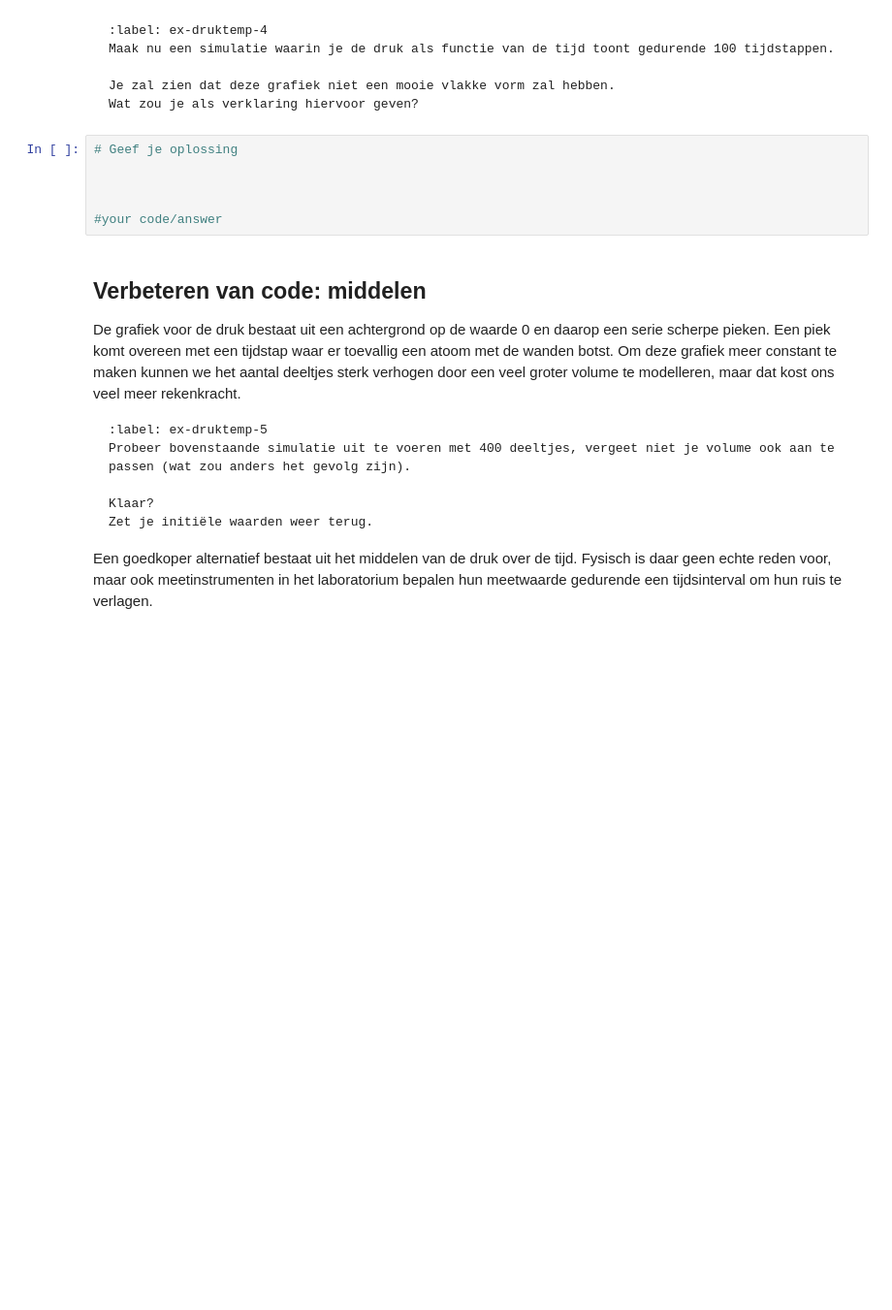
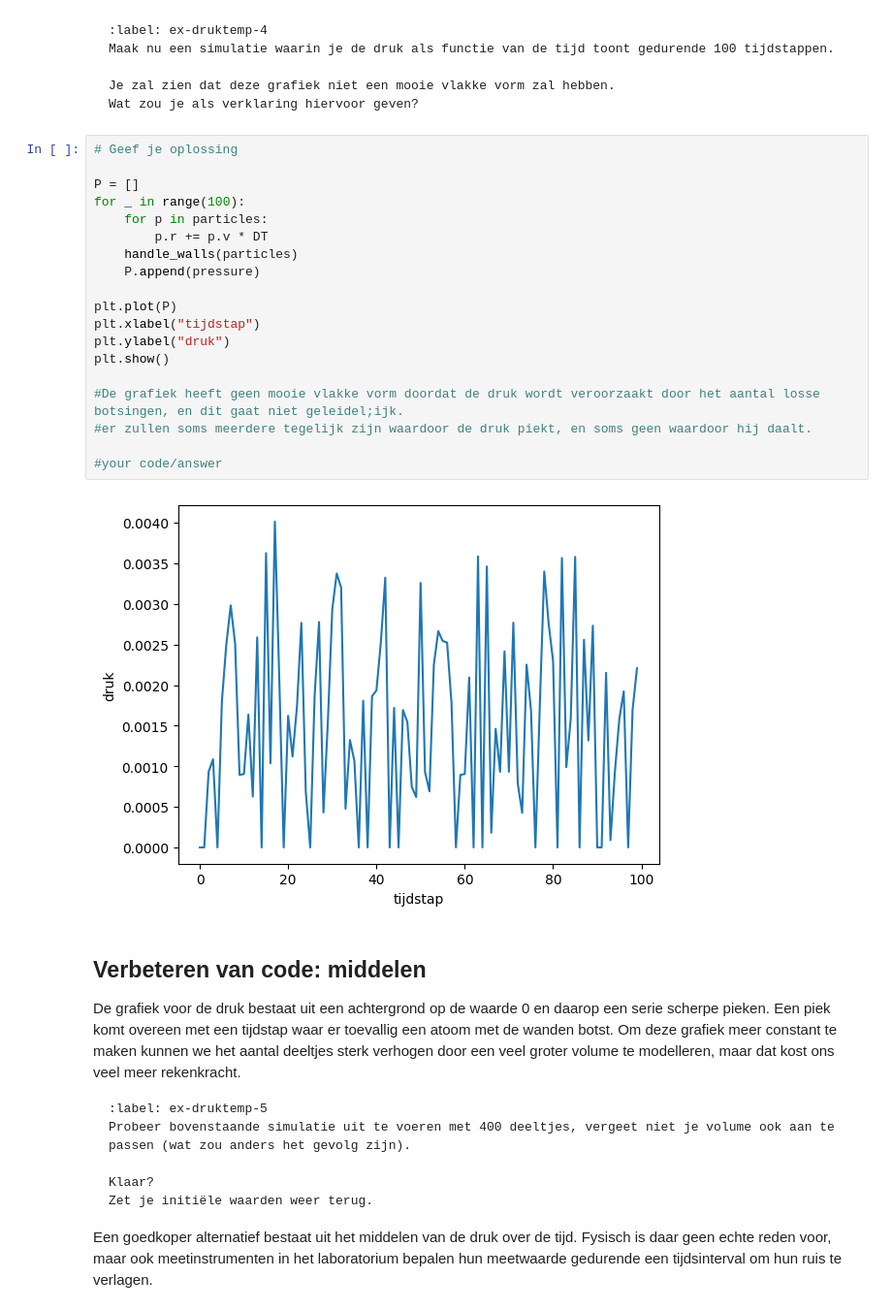
Before and after one commit to raphaelleshtam-svg/20, a Jupyter notebook: Content/PySim/5_druktemp.ipynb, the cells around one changed output. Shown at 97% size. Saved outputs shown, nothing was run; the diff lists cells and outputs as text; blank space fills up the shorter version.

```diff
--- a/Content/PySim/5_druktemp.ipynb
+++ b/Content/PySim/5_druktemp.ipynb
@@ -306,9 +306,24 @@ Wat zou je als verklaring hiervoor geven?
 # %%
 # Geef je oplossing
 
+P = []
+for _ in range(100):
+    for p in particles:
+        p.r += p.v * DT
+    handle_walls(particles)
+    P.append(pressure)
 
+plt.plot(P)
+plt.xlabel("tijdstap")
+plt.ylabel("druk")
+plt.show()
+
+#De grafiek heeft geen mooie vlakke vorm doordat de druk wordt veroorzaakt door het aantal losse botsingen, en dit gaat niet geleidel;ijk.
+#er zullen soms meerdere tegelijk zijn waardoor de druk piekt, en soms geen waardoor hij daalt.
 
 #your code/answer
+# %% [output]
+[figure, added]
 # %% [markdown]
 ## Verbeteren van code: middelen
 
```
Also changed, not shown: parts of 4 cells of this notebook.
